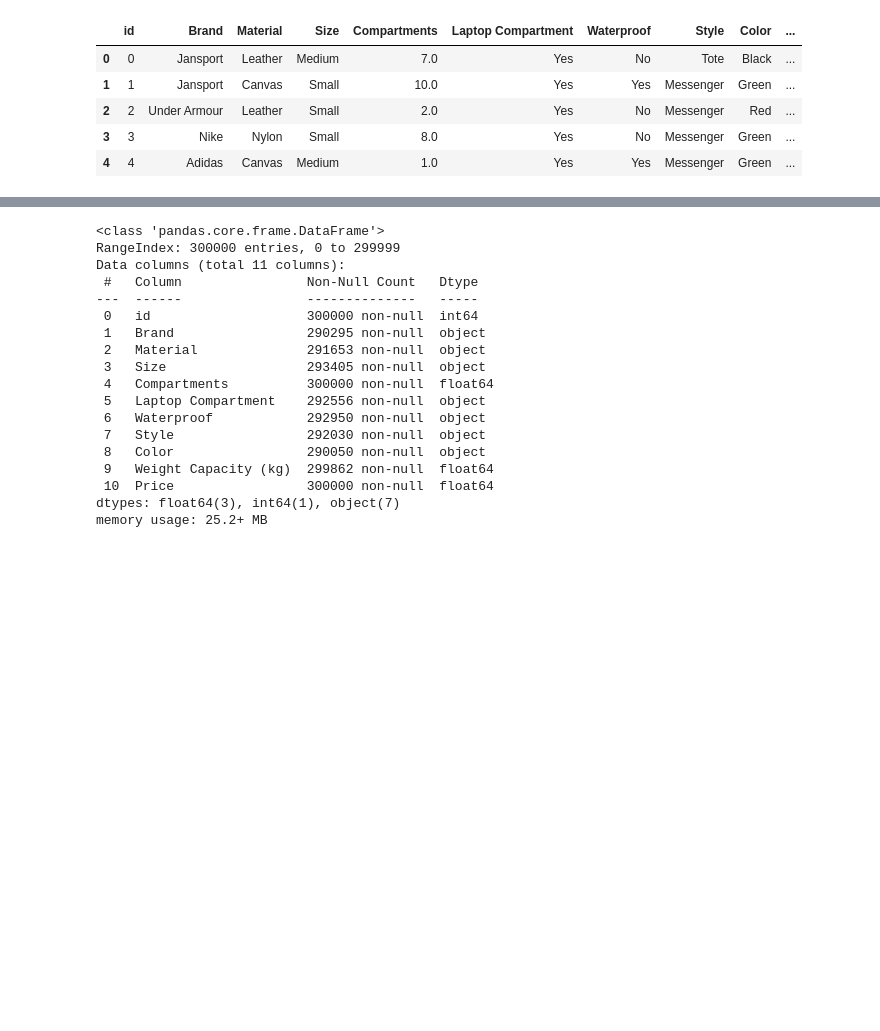
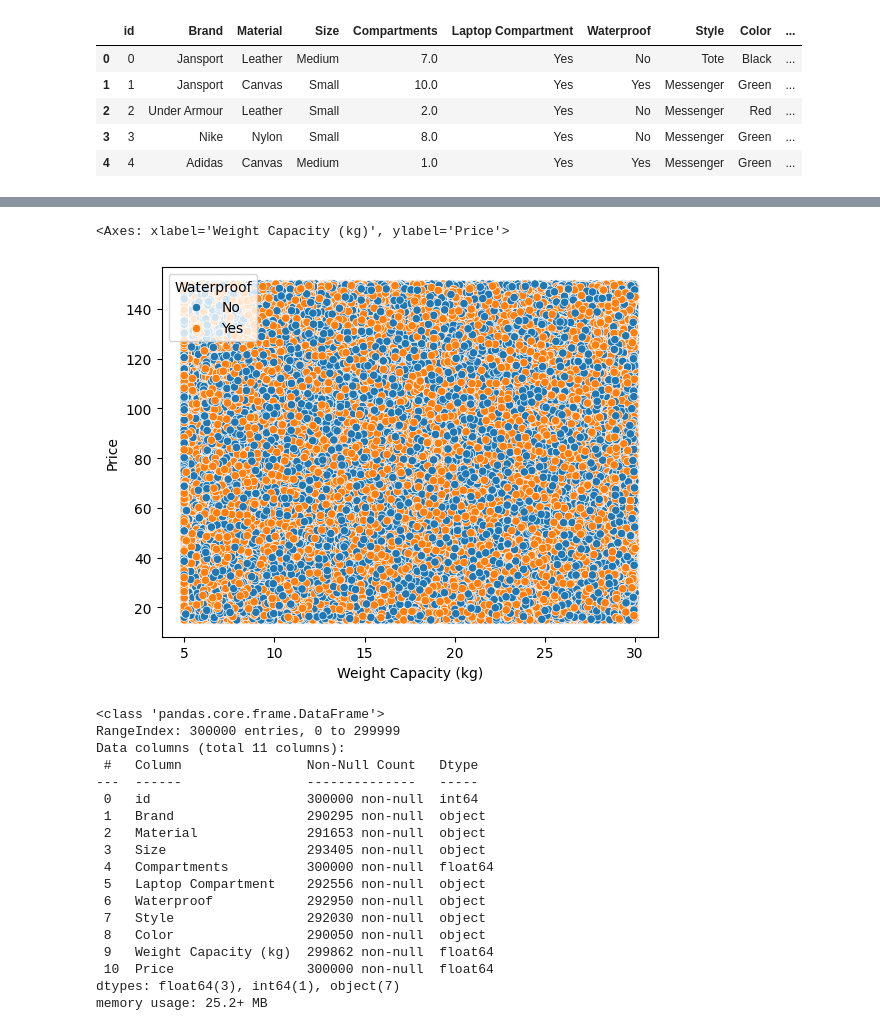
Before and after one commit to tengkumuazabs/my-portfolio, a Jupyter notebook: python-projects/kaggle/backpack-price-prediction/main.ipynb, the cells around one changed output, grey strips where cells are left out. Drawn from its saved outputs; the diff is of its cells as text; code cells hidden in the pictures; blank space fills up the shorter version.

```diff
--- a/python-projects/kaggle/backpack-price-prediction/main.ipynb
+++ b/python-projects/kaggle/backpack-price-prediction/main.ipynb
@@ -29,3 +43,8 @@ train.head()
+# %%
+sns.scatterplot(train[train.Price < 150], x='Weight Capacity (kg)', y='Price', hue='Waterproof')
+# %% [output]
+<Axes: xlabel='Weight Capacity (kg)', ylabel='Price'>
+[figure, added]
 # %%
 train.info()
 # %% [output]
```
Also changed, not shown: parts of 14 cells of this notebook, 1 other file.
